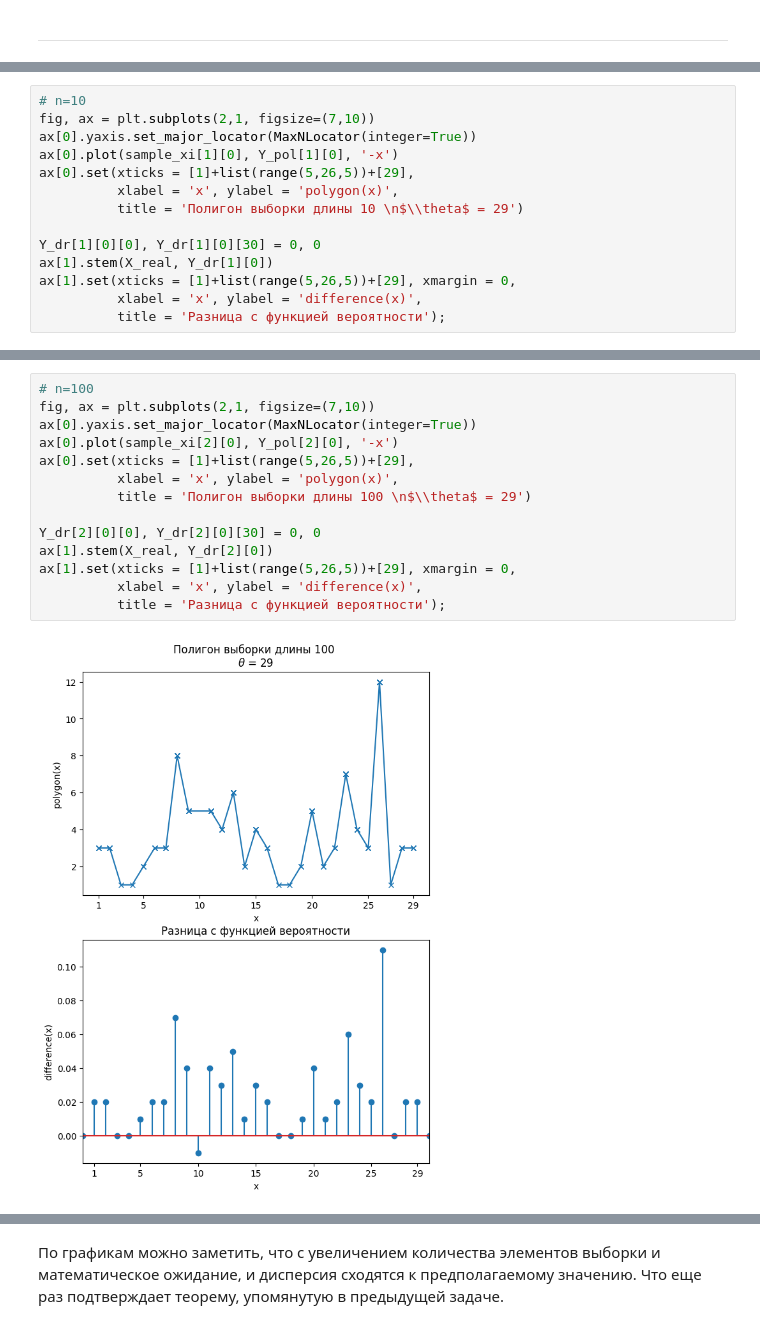
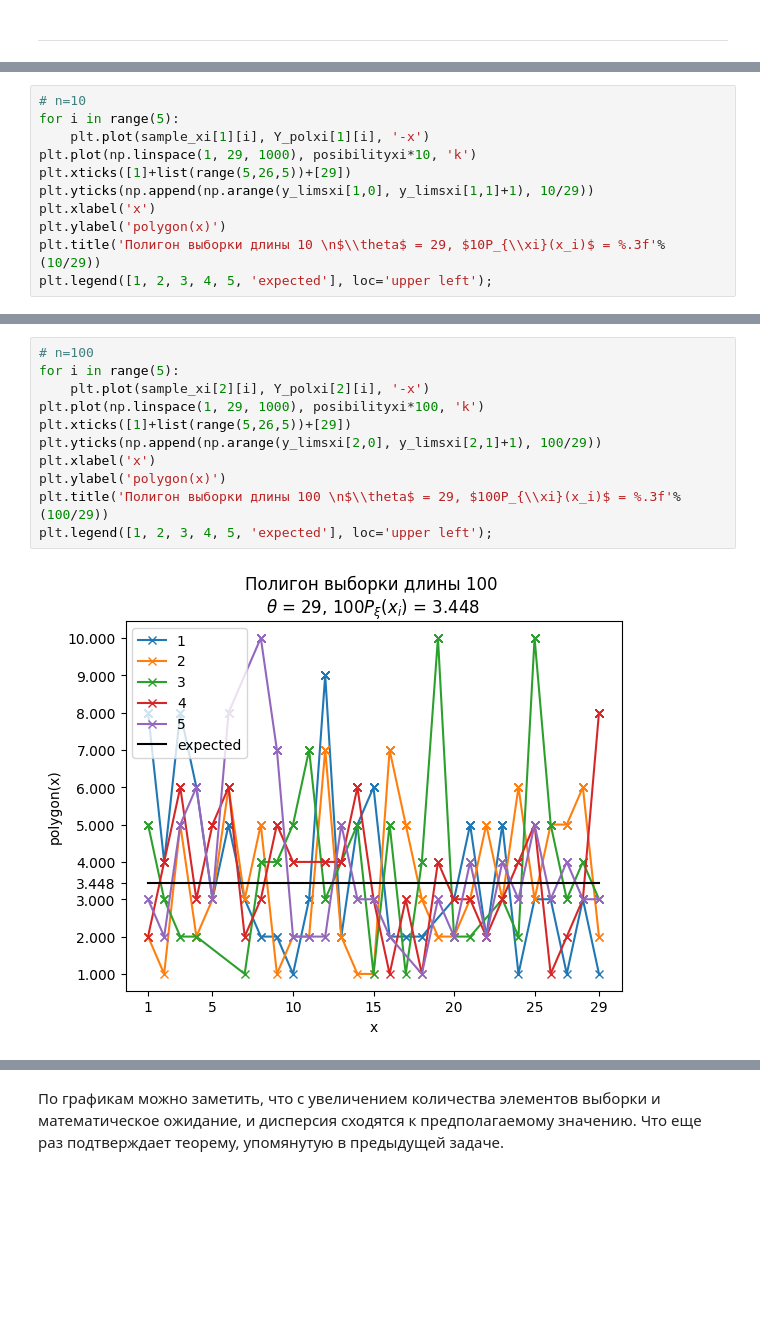
Before and after one commit to TimothyTur/skb201tur-ms-hws, a Jupyter notebook: СКБ201 Тур.ipynb, the cells around one changed output, grey strips where cells are left out. Cells and saved outputs as stored; diff of their text form; blank space fills up the shorter version.

```diff
--- a/СКБ201 Тур.ipynb
+++ b/СКБ201 Тур.ipynb
@@ -290,15 +290,12 @@ ax[1].set(xticks = [1]+list(range(5,26,5))+[29], xmargin = 0,
 # %%
 # n=10
-fig, ax = plt.subplots(2,1, figsize=(7,10))
-ax[0].yaxis.set_major_locator(MaxNLocator(integer=True))
-ax[0].plot(sample_xi[1][0], Y_pol[1][0], '-x')
-ax[0].set(xticks = [1]+list(range(5,26,5))+[29],
-          xlabel = 'x', ylabel = 'polygon(x)',
-          title = 'Полигон выборки длины 10 \n$\\theta$ = 29')
-
-Y_dr[1][0][0], Y_dr[1][0][30] = 0, 0
-ax[1].stem(X_real, Y_dr[1][0])
-ax[1].set(xticks = [1]+list(range(5,26,5))+[29], xmargin = 0,
-          xlabel = 'x', ylabel = 'difference(x)',
-          title = 'Разница с функцией вероятности');
+for i in range(5):
+    plt.plot(sample_xi[1][i], Y_polxi[1][i], '-x')
+plt.plot(np.linspace(1, 29, 1000), posibilityxi*10, 'k')
+plt.xticks([1]+list(range(5,26,5))+[29])
+plt.yticks(np.append(np.arange(y_limsxi[1,0], y_limsxi[1,1]+1), 10/29))
+plt.xlabel('x')
+plt.ylabel('polygon(x)')
+plt.title('Полигон выборки длины 10 \n$\\theta$ = 29, $10P_{\\xi}(x_i)$ = %.3f'% (10/29))
+plt.legend([1, 2, 3, 4, 5, 'expected'], loc='upper left');
 # %% [output]
@@ -306,18 +303,15 @@ ax[1].set(xticks = [1]+list(range(5,26,5))+[29], xmargin = 0,
 # %%
 # n=100
-fig, ax = plt.subplots(2,1, figsize=(7,10))
-ax[0].yaxis.set_major_locator(MaxNLocator(integer=True))
-ax[0].plot(sample_xi[2][0], Y_pol[2][0], '-x')
-ax[0].set(xticks = [1]+list(range(5,26,5))+[29],
-          xlabel = 'x', ylabel = 'polygon(x)',
-          title = 'Полигон выборки длины 100 \n$\\theta$ = 29')
-
-Y_dr[2][0][0], Y_dr[2][0][30] = 0, 0
-ax[1].stem(X_real, Y_dr[2][0])
-ax[1].set(xticks = [1]+list(range(5,26,5))+[29], xmargin = 0,
-          xlabel = 'x', ylabel = 'difference(x)',
-          title = 'Разница с функцией вероятности');
+for i in range(5):
+    plt.plot(sample_xi[2][i], Y_polxi[2][i], '-x')
+plt.plot(np.linspace(1, 29, 1000), posibilityxi*100, 'k')
+plt.xticks([1]+list(range(5,26,5))+[29])
+plt.yticks(np.append(np.arange(y_limsxi[2,0], y_limsxi[2,1]+1), 100/29))
+plt.xlabel('x')
+plt.ylabel('polygon(x)')
+plt.title('Полигон выборки длины 100 \n$\\theta$ = 29, $100P_{\\xi}(x_i)$ = %.3f'% (100/29))
+plt.legend([1, 2, 3, 4, 5, 'expected'], loc='upper left');
 # %% [output]
-[figure, old version]
+[figure, new version]
 # %%
 # n=200
```
Also changed, not shown: parts of 64 cells of this notebook, 1 other file.
